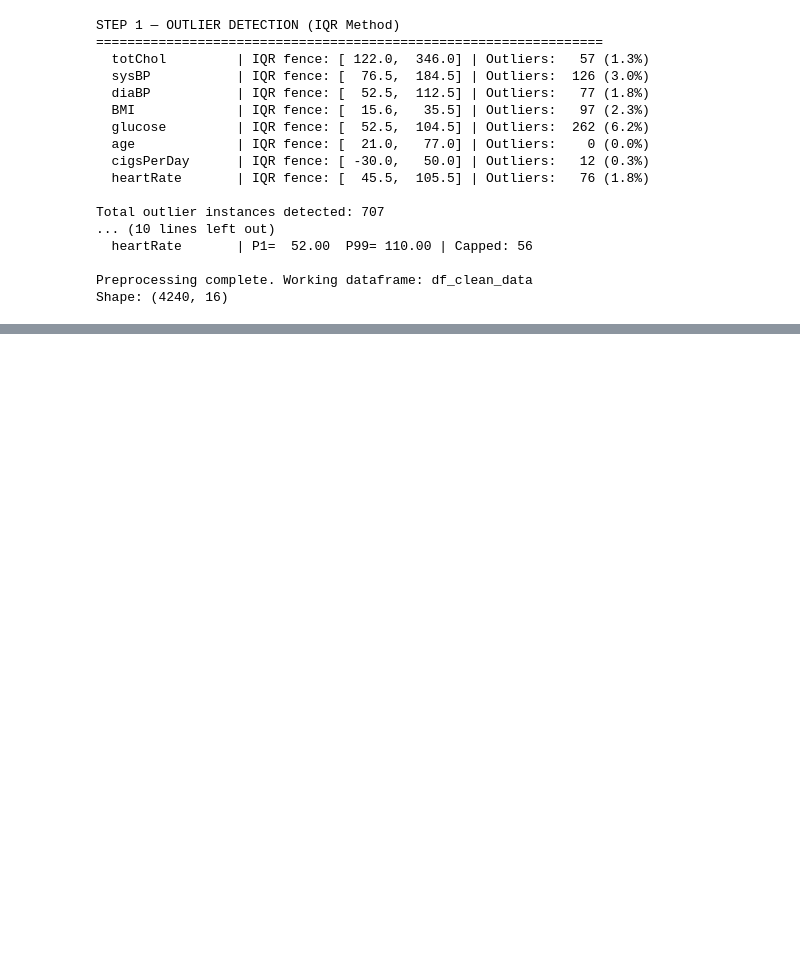
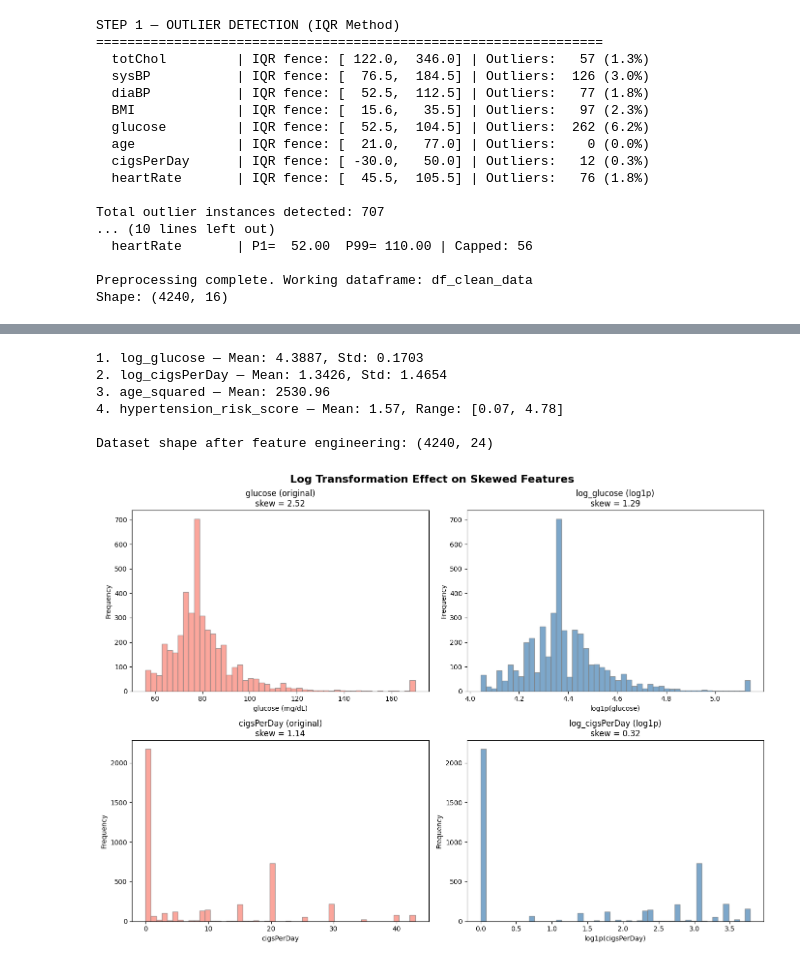
Before and after one commit to olkanth/MSCS_634_ProjectDeliverable_2, a Jupyter notebook: MSCS_634_Project_Deliverable2.ipynb, the cells around one changed output, grey strips where cells are left out. Drawn from its saved outputs; the diff is of its cells as text; code cells hidden in the pictures; blank space fills up the shorter version.

Commit message:
Feature engineering

```diff
--- a/MSCS_634_Project_Deliverable2.ipynb
+++ b/MSCS_634_Project_Deliverable2.ipynb
@@ -231,0 +247,76 @@ Shape: (4240, 16)
+# %%
+# ============================================================
+# 5.1 Create Engineered Features
+# ============================================================
+
+# 1. Log-transformed glucose (addresses heavy right skew noted in Deliverable 1)
+df_clean_data['log_glucose'] = np.log1p(df_clean_data['glucose'])
+print(f"1. log_glucose — Mean: {df_clean_data['log_glucose'].mean():.4f}, "
+      f"Std: {df_clean_data['log_glucose'].std():.4f}")
+
+# 2. Log-transformed cigsPerDay (addresses right skew + zero-inflation)
+df_clean_data['log_cigsPerDay'] = np.log1p(df_clean_data['cigsPerDay'])
+print(f"2. log_cigsPerDay — Mean: {df_clean_data['log_cigsPerDay'].mean():.4f}, "
+      f"Std: {df_clean_data['log_cigsPerDay'].std():.4f}")
+
+# 3. Age Squared — captures non-linear age-BP relationship
+df_clean_data['age_squared'] = df_clean_data['age'] ** 2
+print(f"3. age_squared — Mean: {df_clean_data['age_squared'].mean():.2f}")
+
+# 4. Hypertension Risk Score — composite of known risk factors
+#    Each component is min-max normalized to [0, 1] before summing
+df_clean_data['hypertension_risk_score'] = (
+    (df_clean_data['age'] - df_clean_data['age'].min()) /
+    (df_clean_data['age'].max() - df_clean_data['age'].min()) +
+    (df_clean_data['BMI'] - df_clean_data['BMI'].min()) /
+    (df_clean_data['BMI'].max() - df_clean_data['BMI'].min()) +
+    (df_clean_data['totChol'] - df_clean_data['totChol'].min()) /
+    (df_clean_data['totChol'].max() - df_clean_data['totChol'].min()) +
+    df_clean_data['diabetes'] +
+    df_clean_data['prevalentHyp']
+)
+print(f"4. hypertension_risk_score — Mean: {df_clean_data['hypertension_risk_score'].mean():.2f}, "
+      f"Range: [{df_clean_data['hypertension_risk_score'].min():.2f}, "
+      f"{df_clean_data['hypertension_risk_score'].max():.2f}]")
+
+print(f"\nDataset shape after feature engineering: {df_clean_data.shape}")
+# %% [output]
+1. log_glucose — Mean: 4.3887, Std: 0.1703
+2. log_cigsPerDay — Mean: 1.3426, Std: 1.4654
+3. age_squared — Mean: 2530.96
+4. hypertension_risk_score — Mean: 1.57, Range: [0.07, 4.78]
+
+Dataset shape after feature engineering: (4240, 24)
+# %%
+# ============================================================
+# 5.2 Verify log transforms addressed the skewness
+# ============================================================
+fig, axes = plt.subplots(2, 2, figsize=(14, 10))
+fig.suptitle('Log Transformation Effect on Skewed Features', fontsize=16, fontweight='bold')
+
+# glucose — before vs after
+axes[0, 0].hist(df_clean_data['glucose'], bins=50, color='salmon', alpha=0.7, edgecolor='gray')
+axes[0, 0].set_title(f"glucose (original)\nskew = {df_clean_data['glucose'].skew():.2f}")
+axes[0, 0].set_xlabel('glucose (mg/dL)')
+
+axes[0, 1].hist(df_clean_data['log_glucose'], bins=50, color='steelblue', alpha=0.7, edgecolor='gray')
+axes[0, 1].set_title(f"log_glucose (log1p)\nskew = {df_clean_data['log_glucose'].skew():.2f}")
+axes[0, 1].set_xlabel('log1p(glucose)')
+
+# cigsPerDay — before vs after
+axes[1, 0].hist(df_clean_data['cigsPerDay'], bins=50, color='salmon', alpha=0.7, edgecolor='gray')
+axes[1, 0].set_title(f"cigsPerDay (original)\nskew = {df_clean_data['cigsPerDay'].skew():.2f}")
+axes[1, 0].set_xlabel('cigsPerDay')
+
+axes[1, 1].hist(df_clean_data['log_cigsPerDay'], bins=50, color='steelblue', alpha=0.7, edgecolor='gray')
+axes[1, 1].set_title(f"log_cigsPerDay (log1p)\nskew = {df_clean_data['log_cigsPerDay'].skew():.2f}")
+axes[1, 1].set_xlabel('log1p(cigsPerDay)')
+
+for ax in axes.flat:
+    ax.set_ylabel('Frequency')
+
+plt.tight_layout()
+plt.savefig('Visualizations/1_log_transform_skewness.png', dpi=150, bbox_inches='tight')
+plt.show()
+# %% [output]
+[figure, added]
```
Also changed, not shown: parts of 14 cells of this notebook.
